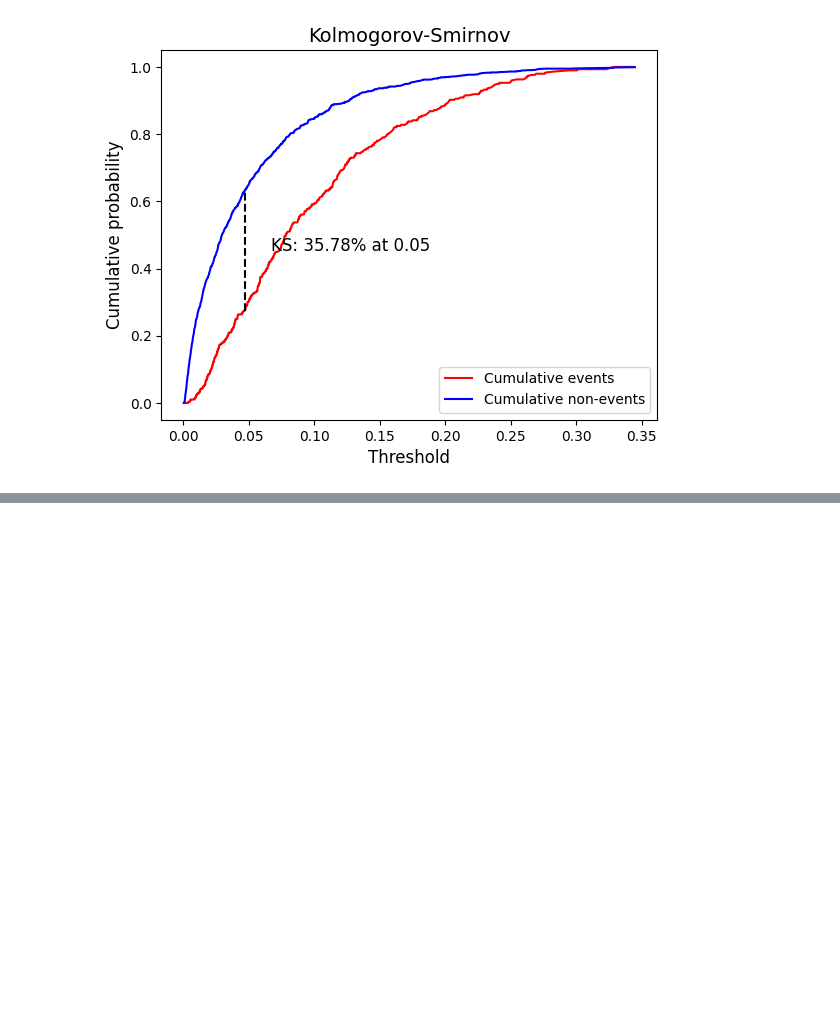
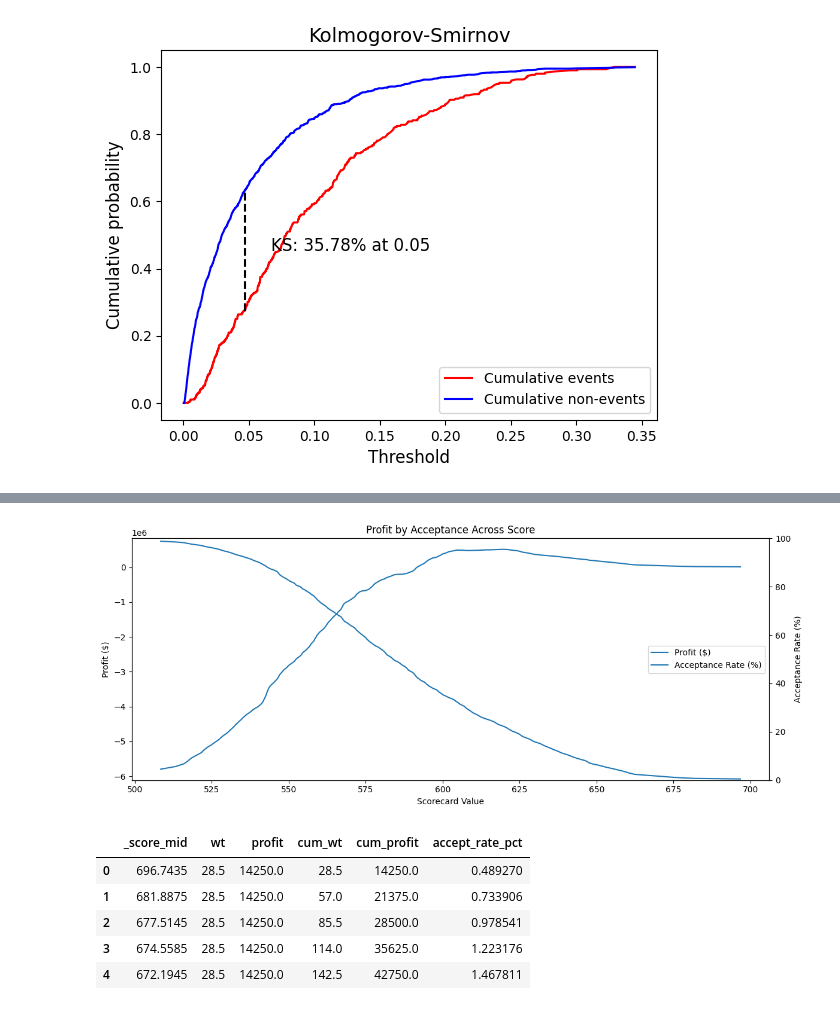
Before and after one commit to Kally-Kumnick/Financial-Analytics, a Jupyter notebook: CreatingCreditScorecard.ipynb, the cells around one changed output, grey strips where cells are left out. Drawn from its saved outputs; the diff is of its cells as text; code cells hidden in the pictures; blank space fills up the shorter version.

```diff
--- a/CreatingCreditScorecard.ipynb
+++ b/CreatingCreditScorecard.ipynb
@@ -220,5 +240,5 @@ plt.show()
 # %%
-rejects_path = "rejects.csv"
+rejects_path = "Data/rejects.csv"
 
 if os.path.exists(rejects_path):
     rejects = pd.read_csv(rejects_path)
@@ -245,0 +451,26 @@ else:
+# %%
+# Adjust these economics to match your business case:
+profit_if_good = 500.0   # profit on a good loan
+loss_if_bad    = 30000.0  # loss on a bad loan (positive number)
+
+profit_curve = plot_profit_and_acceptance_by_score(
+    test_final,
+    score_col="score",
+    bad_col="bad",
+    weight_col="weight" if "weight" in test_final.columns else None,
+    profit_if_good=profit_if_good,
+    loss_if_bad=loss_if_bad,
+    n_bins=250,
+    smooth_window=9,
+    title="Profit by Acceptance Across Score"
+)
+
+profit_curve.head()
+# %% [output]
+[figure, added]
+|  | _score_mid | wt | profit | cum_wt | cum_profit | accept_rate_pct |
+| 0 | 696.7435 | 28.5 | 14250.0 | 28.5 | 14250.0 | 0.489270 |
+| 1 | 681.8875 | 28.5 | 14250.0 | 57.0 | 21375.0 | 0.733906 |
+| 2 | 677.5145 | 28.5 | 14250.0 | 85.5 | 28500.0 | 0.978541 |
+| 3 | 674.5585 | 28.5 | 14250.0 | 114.0 | 35625.0 | 1.223176 |
+| 4 | 672.1945 | 28.5 | 14250.0 | 142.5 | 42750.0 | 1.467811 |
```
Also changed, not shown: parts of 7 cells of this notebook, 9 other files.
